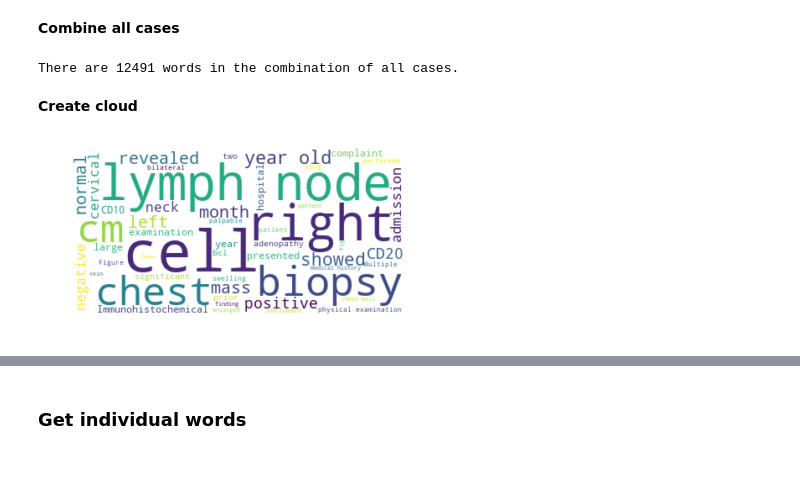
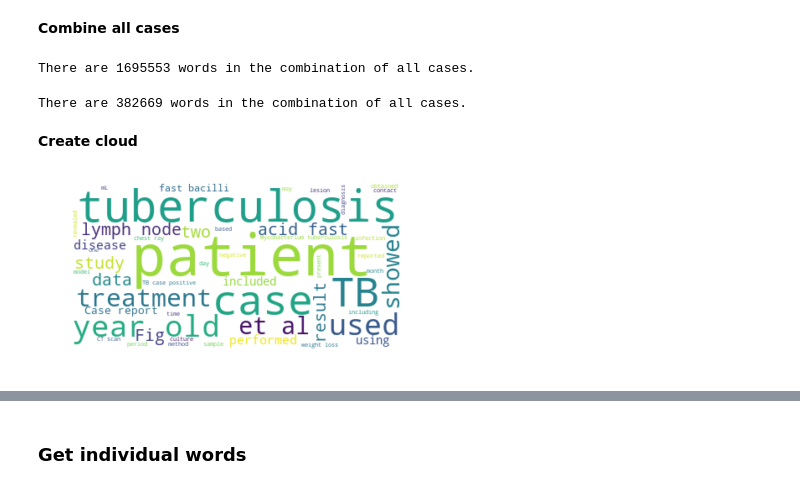
Before and after one commit to anaidpm/PhD, a Jupyter notebook: Word Cloud - Copy.ipynb, the cells around one changed output, grey strips where cells are left out. Drawn from its saved outputs; the diff is of its cells as text; code cells hidden in the pictures.

```diff
--- a/Word Cloud - Copy.ipynb
+++ b/Word Cloud - Copy.ipynb
@@ -26,8 +34,7 @@ Libraries loaded!
 # %%
 import pandas as pd
 
-df1= pd.read_csv('cases2.csv',encoding='latin-1')
-df1=df1.drop(['Notes'], axis=1)
-
-df1=df1.dropna()
-df1.head(30)
+df1= pd.read_csv('TB.csv',encoding='latin-1')
+df2= pd.read_csv('lymph.csv',encoding='latin-1')
+#df1=df1.drop(['Notes'], axis=1)
+#df1=df1.dropna()
@@ -70,23 +82,25 @@ wordcloud.to_file("first_review.png")
 # %% [markdown]
 <b>Combine all cases</b>
 # %%
-text = " ".join(case for case in df1.Case)
-print ("There are %d words in the combination of all cases." % len(text))
+#TB
+textTB = " ".join(case for case in df1.Case)
+print ("There are %d words in the combination of all cases." % len(textTB))
 # %% [output]
-There are 12491 words in the combination of all cases.
+There are 1695553 words in the combination of all cases.
+# %%
+#Lymph
+textLymph = " ".join(case for case in df2.Case)
+print ("There are %d words in the combination of all cases." % len(textLymph))
+# %% [output]
+There are 382669 words in the combination of all cases.
 # %% [markdown]
 __Create cloud__
 # %%
-# Create stopword list:
-#stopwords = set(STOPWORDS)
-#stopwords.update(['the', 'is', 'are', 'was','months', 'showed','month', 'week','weeks', 'symptoms','year','years','finding','history','patient','clinic','hospital','presents','presented','old'])
-
-# Generate a word cloud image
-wordcloud = WordCloud(background_color="white",max_words=50).generate(text)
-# wordcloud = WordCloud(stopwords=stopwords, background_color="white",max_words=50).generate(text)
+# Generate a word cloud image for TB
+wordcloud = WordCloud(background_color="white",max_words=50).generate(textTB)
 # Display the generated image:
 plt.imshow(wordcloud, interpolation='bilinear')
 plt.axis("off")
 plt.show()
 # %% [output]
-[figure, old version]
+[figure, new version]
```
Also changed, not shown: parts of 18 cells of this notebook.
